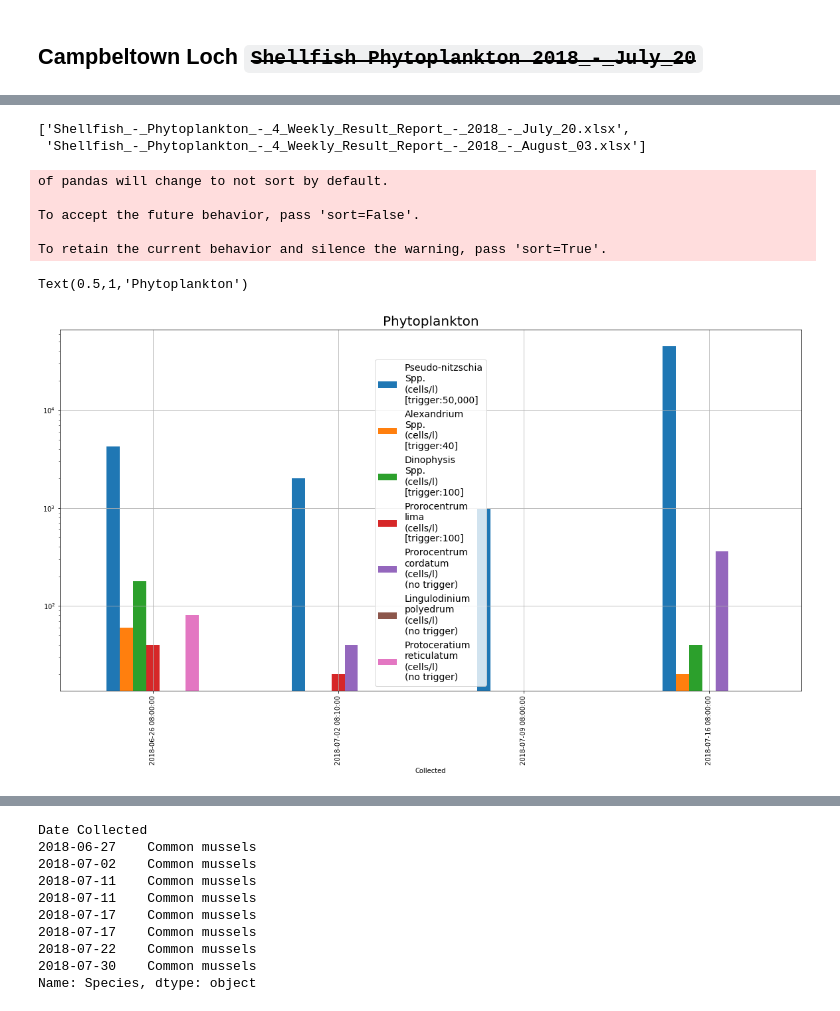
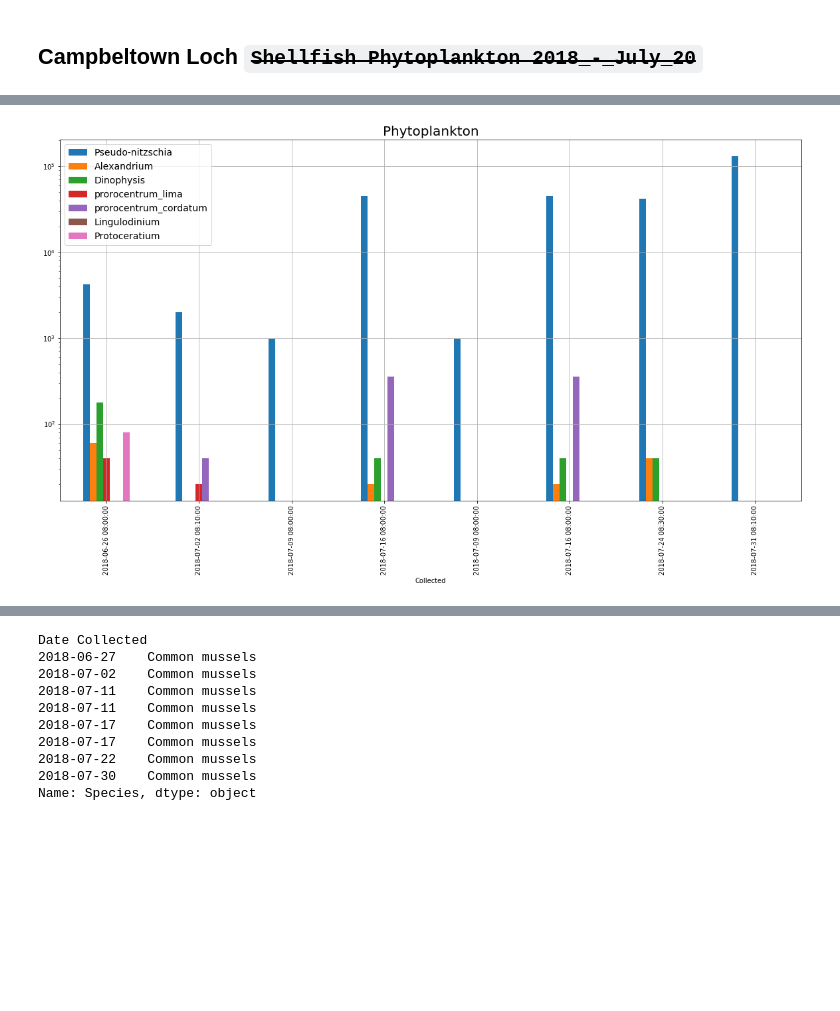
Before and after one commit to douglasmacdonald/python, a Jupyter notebook: notebooks/water_quality.ipynb, the cells around one changed output, grey strips where cells are left out. Drawn from its saved outputs; the diff is of its cells as text; code cells hidden in the pictures; blank space fills up the shorter version.

```diff
--- a/notebooks/water_quality.ipynb
+++ b/notebooks/water_quality.ipynb
@@ -31,17 +64,20 @@ http://docs.python-requests.org/en/master/
 # %%
+# 'Shellfish_-_Biotoxin_-_4_Weekly_Result_Report_-_2018_-_July_20.xls'
+# 'Shellfish_-_E._coli_-_Weekly_Result_Report_-_2018_-_July_20_.xls'
+# filename = 'Shellfish_-_Phytoplankton_-_4_Weekly_Result_Report_-_2018_-_July_20.xlsx'
+filename = 'Shellfish_-_Phytoplankton_-_4_Weekly_Result_Report_-_2018_-_July_20.xlsx'
+url = 'http://www.foodstandards.gov.scot/downloads/' + filename
+path = os.path.join(data_dir_path, filename)
 
 # url = 'http://www.foodstandards.gov.scot/publications-and-research/publications/shellfish-results-week-ending-03-august-2018'
-
-
-urls = 'http://www.foodstandards.gov.scot/downloads/Shellfish_-_Biotoxin_-_4_Weekly_Result_Report_-_2018_-_August_03.xls'
+# url = 'http://www.foodstandards.gov.scot/downloads/Shellfish_-_Biotoxin_-_4_Weekly_Result_Report_-_2018_-_August_03.xls'
 # 'http://www.foodstandards.gov.scot/downloads/Shellfish_-_Phytoplankton_-_4_Weekly_Result_Report_-_2018_-_August_03.xlsx'
 # 'http://www.foodstandards.gov.scot/downloads/Shellfish_-_E._coli_-_Weekly_Result_Report_-_2018_-_August_03_.xls'
-
 
 #filename = 'Shellfish_-_Biotoxin_-_4_Weekly_Result_Report_-_2018_-_August_03.xls'
 
 r = requests.get(url, stream=True)
 
 if r.status_code == 200:
-    with open(filename, 'wb') as f:
+    with open(path, 'wb') as f:
         f.write(r.content)
@@ -92,22 +87,0 @@ filenames_shellfish_biotoxin
-# %%
-filenames_shellfish_phytoplankton
-# %% [output]
-['Shellfish_-_Phytoplankton_-_4_Weekly_Result_Report_-_2018_-_July_20.xlsx',
- 'Shellfish_-_Phytoplankton_-_4_Weekly_Result_Report_-_2018_-_August_03.xlsx']
-# %%
-pyhtoplankton_ct_list = []
-for f in filenames_shellfish_phytoplankton:
-    pyhtoplankton_ct_list.append(pd.read_excel(os.path.join(data_dir_path, f)))
-pyhtoplankton_all = pd.concat(pyhtoplankton_ct_list)
-# %% [output]
-of pandas will change to not sort by default.
-
-To accept the future behavior, pass 'sort=False'.
-
-To retain the current behavior and silence the warning, pass 'sort=True'.
-# %%
-f = 'Shellfish_-_Phytoplankton_-_4_Weekly_Result_Report_-_2018_-_August_03.xlsx'
-header = ['Region', 'Area', 'Site', 'Origin of Sample', 'NGR', 'SIN', 'Sample', 'Collected', 'Received', 'Analyzed', 'Pseudo-nitzschia', 'Alexandrium', 'Dinophysis', 'Prorocentrum', 'Prorocentrum', 'Lingulodinium', 'Protoceratium']
-phytoplankton_august = pd.read_excel(os.path.join(data_dir_path, f), header=None, skiprows=[0, 1, 2, 3])
-phytoplankton_august.columns = header
-phytoplankton_august.Region.fillna(method='ffill', inplace=True)
@@ -114,7 +152,9 @@ phytoplankton_august.Region.fillna(method='ffill', inplace=True)
 # %%
-ax = pyhtoplankton_ct.plot.bar(figsize=(20, 10), grid=True, logy=True, label=True)
-ax.legend(loc=0, fontsize=14)
-ax.set_title(label="Phytoplankton", fontsize=20)
+def plot_pyhtoplankton(pyhtoplankton):
+    ax = pyhtoplankton.plot.bar(y=header_pyhtoplanktons, figsize=(20, 10), grid=True, logy=True, label=False)
+    ax.legend(loc=0, fontsize=14)
+    ax.set_title(label="Phytoplankton", fontsize=20)
+
+plot_pyhtoplankton(pyhtoplankton_ct)
 # %% [output]
-Text(0.5,1,'Phytoplankton')
-[figure, old version]
+[figure, new version]
```
Also changed, not shown: parts of 41 cells of this notebook.
